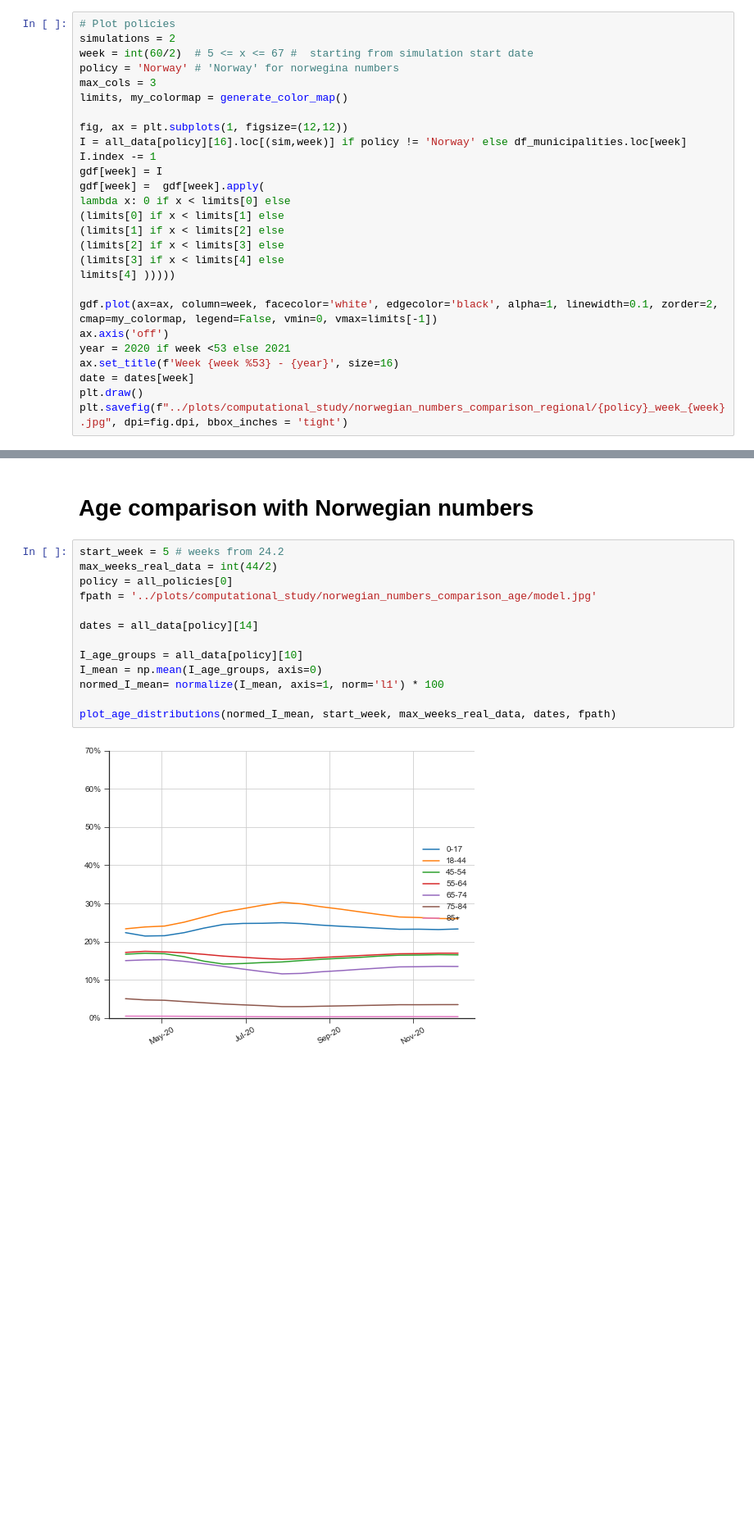
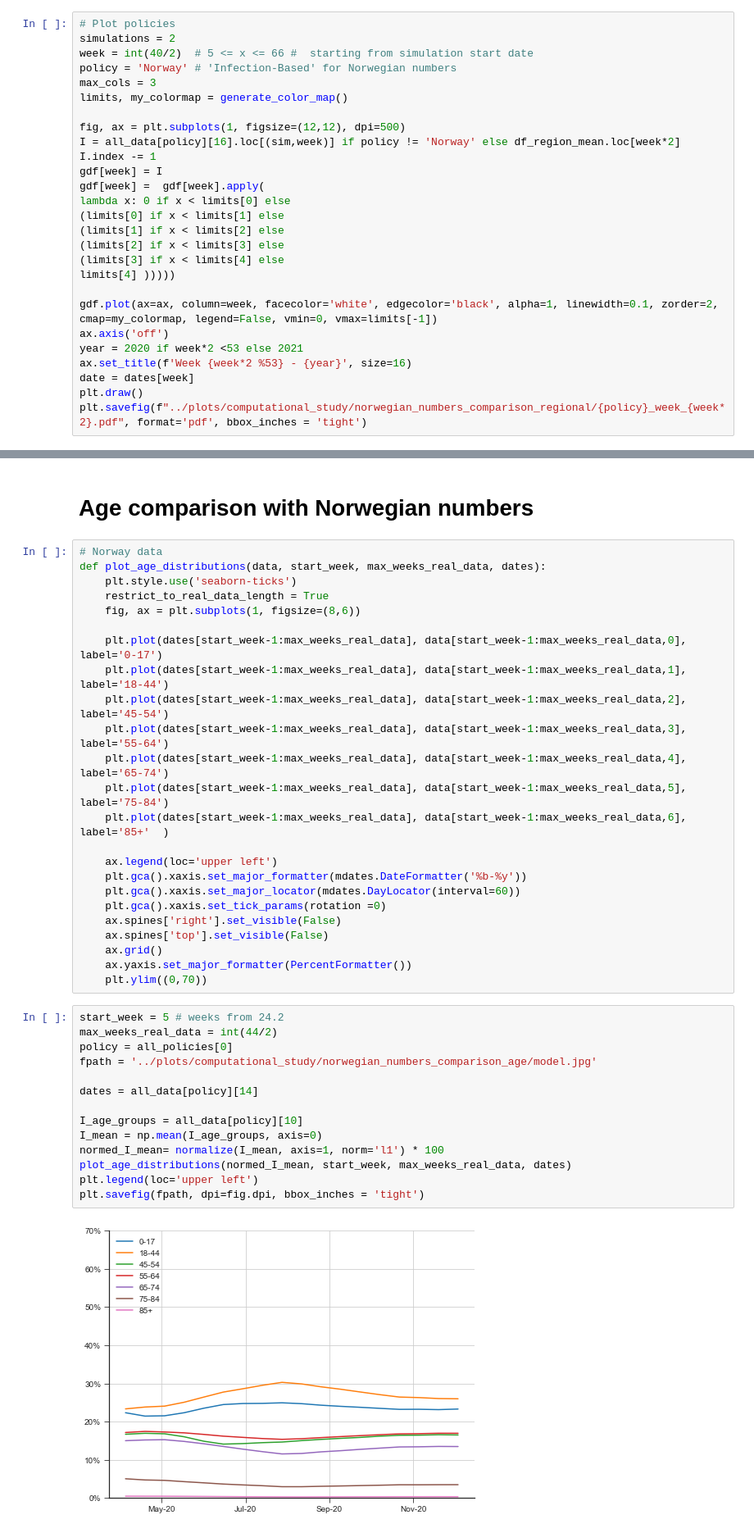
Before and after one commit to bendiknordeng/Epidemiologic-Strategies, a Jupyter notebook: notebooks/peder_computational_study.ipynb, the cells around one changed output, grey strips where cells are left out. Shown at 82% size. Drawn from its saved outputs; the diff is of its cells as text; blank space fills up the shorter version.

Commit message:
More plots for computational study
More plots for computational study

```diff
--- a/notebooks/peder_computational_study.ipynb
+++ b/notebooks/peder_computational_study.ipynb
@@ -412,13 +405,13 @@ df_municipalities.index = df_municipalities.index - 8 # to get same start week a
 # %%
 # Plot policies
 simulations = 2
-week = int(60/2)  # 5 <= x <= 67 #  starting from simulation start date
-policy = 'Norway' # 'Norway' for norwegina numbers
+week = int(40/2)  # 5 <= x <= 66 #  starting from simulation start date
+policy = 'Norway' # 'Infection-Based' for Norwegian numbers
 max_cols = 3
 limits, my_colormap = generate_color_map()
 
-fig, ax = plt.subplots(1, figsize=(12,12))
-I = all_data[policy][16].loc[(sim,week)] if policy != 'Norway' else df_municipalities.loc[week]
+fig, ax = plt.subplots(1, figsize=(12,12), dpi=500)
+I = all_data[policy][16].loc[(sim,week)] if policy != 'Norway' else df_region_mean.loc[week*2]
 I.index -= 1
 gdf[week] = I
 gdf[week] =  gdf[week].apply(
@@ -431,9 +424,9 @@ limits[4] )))))
 
 gdf.plot(ax=ax, column=week, facecolor='white', edgecolor='black', alpha=1, linewidth=0.1, zorder=2, cmap=my_colormap, legend=False, vmin=0, vmax=limits[-1])
 ax.axis('off')
-year = 2020 if week <53 else 2021
-ax.set_title(f'Week {week %53} - {year}', size=16)
+year = 2020 if week*2 <53 else 2021
+ax.set_title(f'Week {week*2 %53} - {year}', size=16)
 date = dates[week]
 plt.draw()
-plt.savefig(f"../plots/computational_study/norwegian_numbers_comparison_regional/{policy}_week_{week}.jpg", dpi=fig.dpi, bbox_inches = 'tight')
+plt.savefig(f"../plots/computational_study/norwegian_numbers_comparison_regional/{policy}_week_{week*2}.pdf", format='pdf', bbox_inches = 'tight')
 # %% [output]
@@ -441,20 +434,45 @@ plt.savefig(f"../plots/computational_study/norwegian_numbers_comparison_regional
 # %% [markdown]
 # Age comparison with Norwegian numbers
+# %%
+# Norway data
+def plot_age_distributions(data, start_week, max_weeks_real_data, dates):
+    plt.style.use('seaborn-ticks')
+    restrict_to_real_data_length = True
+    fig, ax = plt.subplots(1, figsize=(8,6))
+
+    plt.plot(dates[start_week-1:max_weeks_real_data], data[start_week-1:max_weeks_real_data,0], label='0-17')
+    plt.plot(dates[start_week-1:max_weeks_real_data], data[start_week-1:max_weeks_real_data,1], label='18-44')
+    plt.plot(dates[start_week-1:max_weeks_real_data], data[start_week-1:max_weeks_real_data,2], label='45-54')
+    plt.plot(dates[start_week-1:max_weeks_real_data], data[start_week-1:max_weeks_real_data,3], label='55-64')
+    plt.plot(dates[start_week-1:max_weeks_real_data], data[start_week-1:max_weeks_real_data,4], label='65-74')
+    plt.plot(dates[start_week-1:max_weeks_real_data], data[start_week-1:max_weeks_real_data,5], label='75-84')
+    plt.plot(dates[start_week-1:max_weeks_real_data], data[start_week-1:max_weeks_real_data,6], label='85+'  )
+
+    ax.legend(loc='upper left')
+    plt.gca().xaxis.set_major_formatter(mdates.DateFormatter('%b-%y'))
+    plt.gca().xaxis.set_major_locator(mdates.DayLocator(interval=60))
+    plt.gca().xaxis.set_tick_params(rotation =0)
+    ax.spines['right'].set_visible(False)
+    ax.spines['top'].set_visible(False)
+    ax.grid()
+    ax.yaxis.set_major_formatter(PercentFormatter())
+    plt.ylim((0,70))
 # %%
 start_week = 5 # weeks from 24.2
 max_weeks_real_data = int(44/2)
 policy = all_policies[0]
 fpath = '../plots/computational_study/norwegian_numbers_comparison_age/model.jpg'
 
 dates = all_data[policy][14]
 
 I_age_groups = all_data[policy][10]
 I_mean = np.mean(I_age_groups, axis=0)
 normed_I_mean= normalize(I_mean, axis=1, norm='l1') * 100
-
-plot_age_distributions(normed_I_mean, start_week, max_weeks_real_data, dates, fpath)
+plot_age_distributions(normed_I_mean, start_week, max_weeks_real_data, dates)
+plt.legend(loc='upper left')
+plt.savefig(fpath, dpi=fig.dpi, bbox_inches = 'tight')
 # %% [output]
-[figure, old version]
+[figure, new version]
 # %%
 start_week = int(6/2) # weeks from 24.2
 max_weeks_real_data = int(45/2)
```
Also changed, not shown: parts of 22 cells of this notebook.
